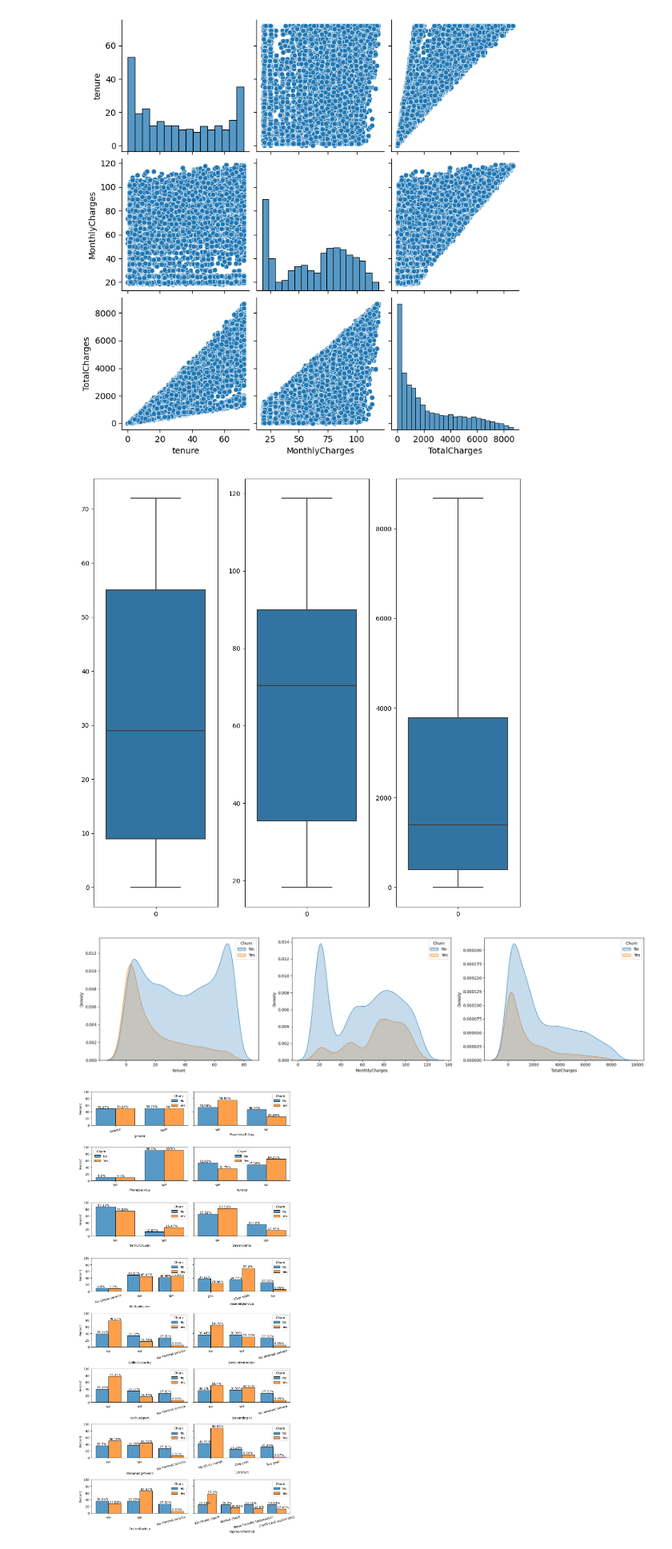
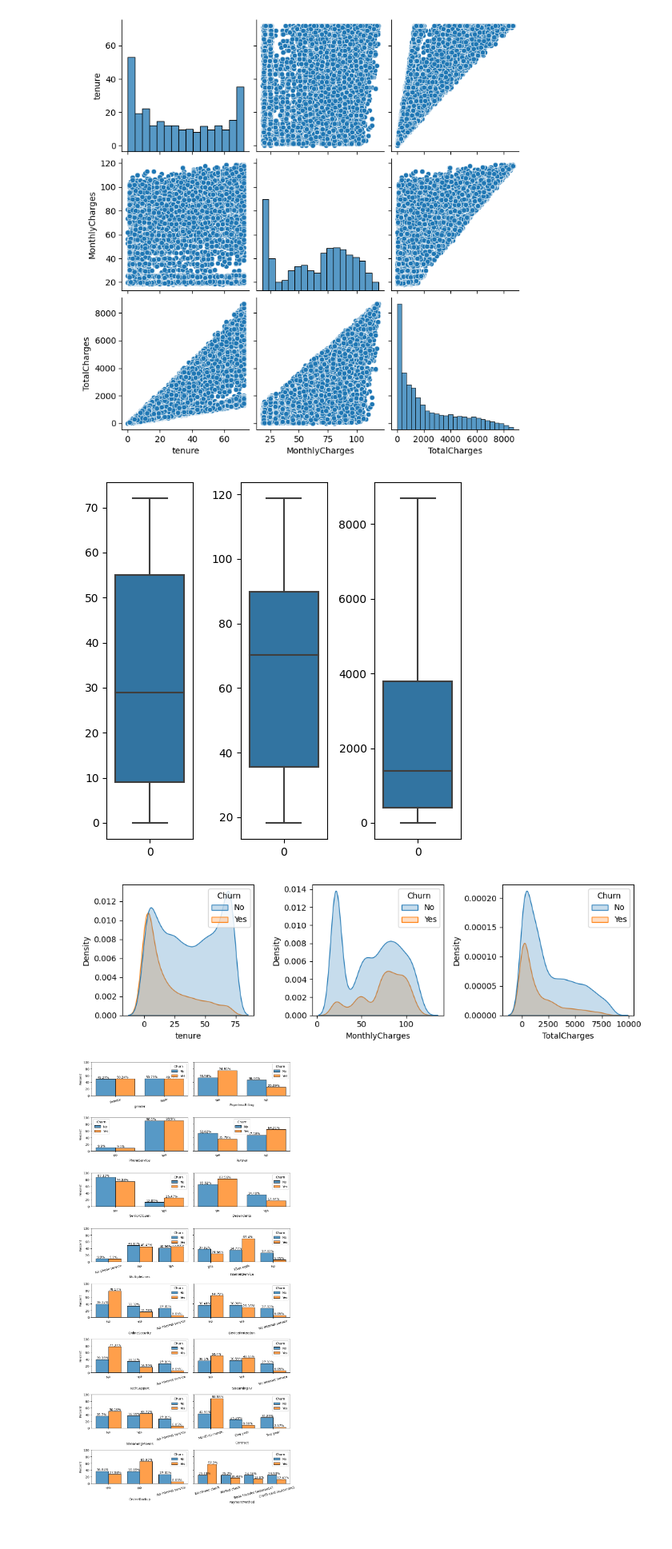
Before and after one commit to GuilhermeCLN/fraud-detection, a Jupyter notebook: churn_prediction.ipynb, the cells around one changed output. Shown: that part at 80% size. Saved outputs shown, nothing was run; the diff lists cells and outputs as text; code cells hidden in the pictures; blank space fills up the shorter version.

```diff
--- a/churn_prediction.ipynb
+++ b/churn_prediction.ipynb
@@ -139,24 +139,24 @@ sns.pairplot(data=df_telco_churn[list_quanti])
 [figure]
 # %%
 fig, (ax1, ax2, ax3) = plt.subplots(1,3)
-fig.set_size_inches(10,10)
+fig.set_size_inches(5,5)
 sns.boxplot(data=df_telco_churn['tenure'], ax=ax1)
 sns.boxplot(data=df_telco_churn['MonthlyCharges'], ax=ax2)
 sns.boxplot(data=df_telco_churn['TotalCharges'], ax=ax3)
 fig.tight_layout()
 plt.show();
 # %% [output]
-[figure, old version]
+[figure, new version]
 # %%
 fig, (ax1, ax2, ax3) = plt.subplots(1,3)
-fig.set_size_inches(20,5)
+fig.set_size_inches(10,3)
 sns.kdeplot(df_telco_churn, x='tenure', hue=target, ax=ax1, fill=True)
 sns.kdeplot(df_telco_churn, x='MonthlyCharges', hue=target, ax=ax2, fill=True)
 sns.kdeplot(df_telco_churn, x='TotalCharges', hue=target, ax=ax3, fill=True)
 fig.tight_layout()
 plt.show()
 # %% [output]
-[figure, old version]
+[figure, new version]
 # %%
 fig, axs = plt.subplots(8,2, sharey=True)
 fig.set_size_inches(10,20)
```
Also changed, not shown: parts of 12 cells of this notebook, 1 other file.
